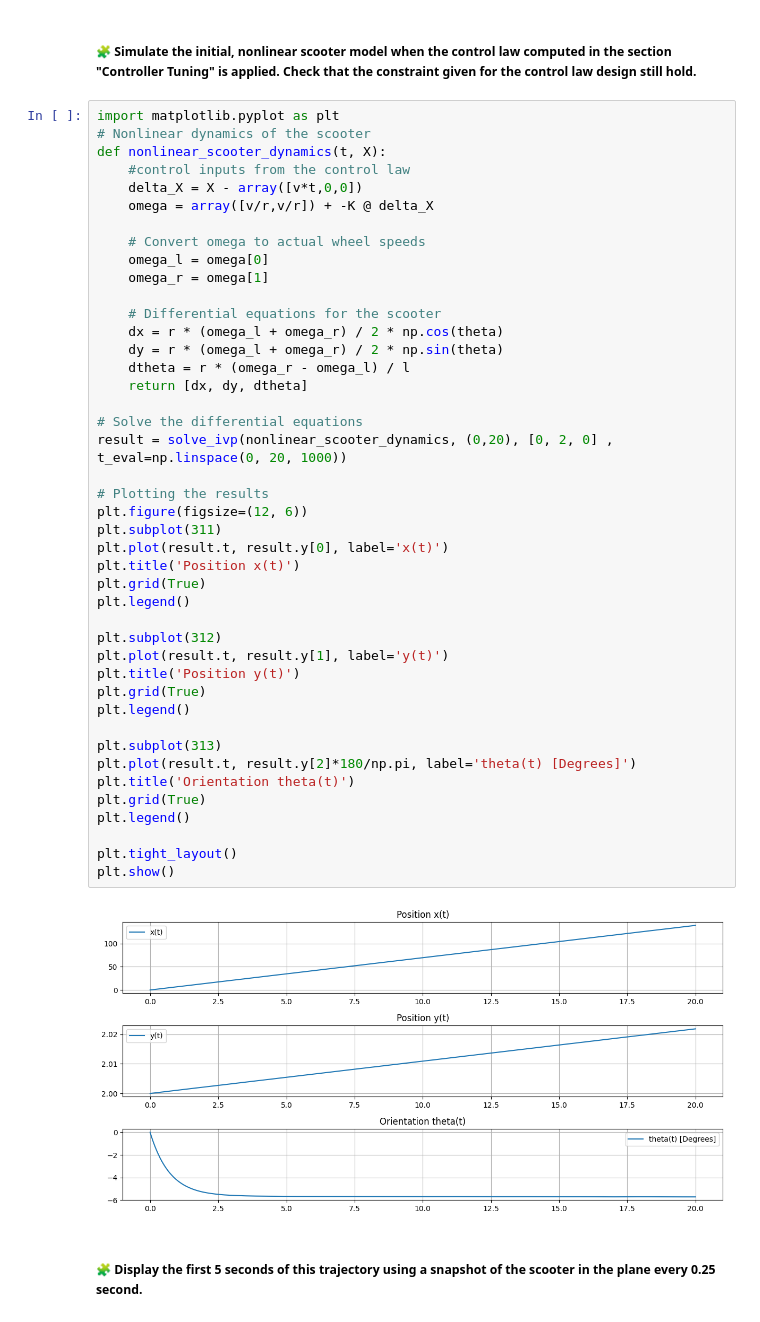
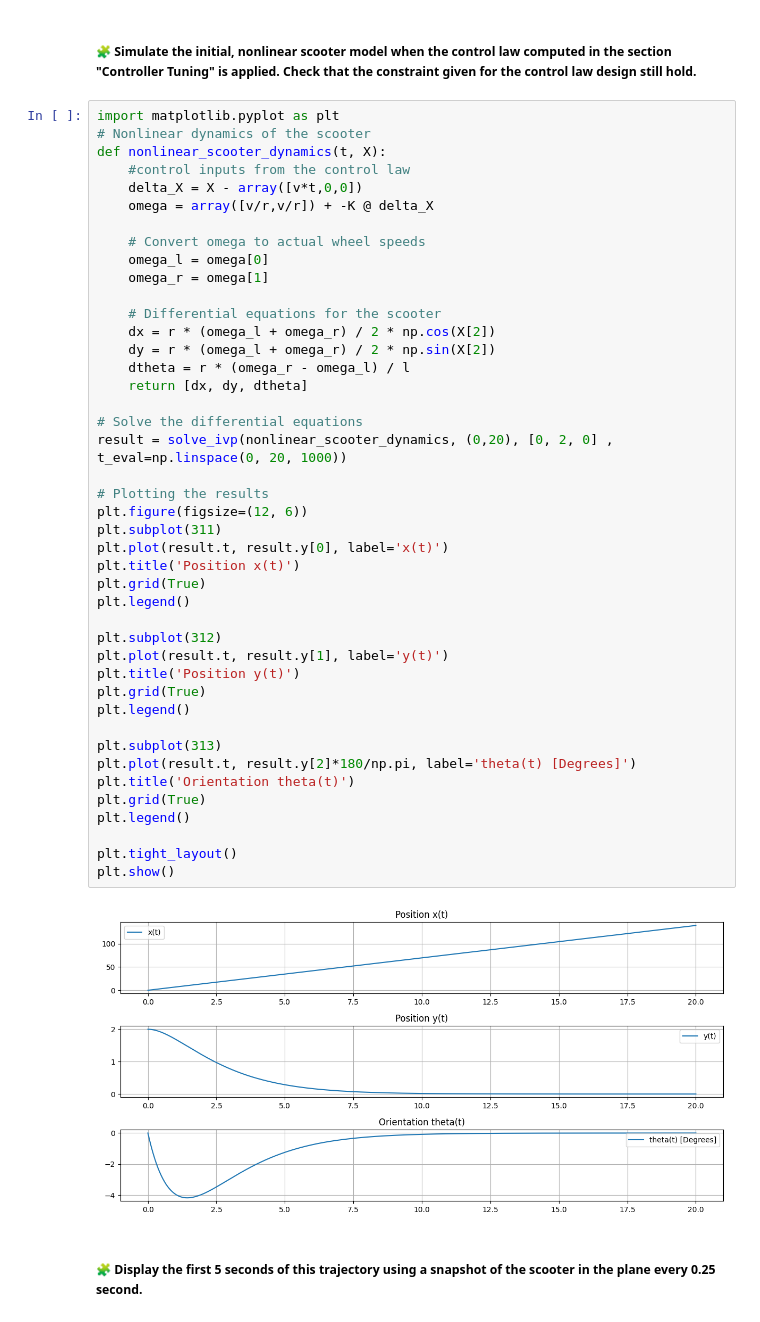
Before and after one commit to ahmedelalaoui142/control-engineering-with-python-project-2023-2024, a Jupyter notebook: Project_part_3.ipynb, the cells around one changed output. Cells and saved outputs as stored; diff of their text form.

```diff
--- a/Project_part_3.ipynb
+++ b/Project_part_3.ipynb
@@ -624,38 +624,38 @@ def nonlinear_scooter_dynamics(t, X):
     omega_r = omega[1]
 
     # Differential equations for the scooter
-    dx = r * (omega_l + omega_r) / 2 * np.cos(theta)
-    dy = r * (omega_l + omega_r) / 2 * np.sin(theta)
+    dx = r * (omega_l + omega_r) / 2 * np.cos(X[2])
+    dy = r * (omega_l + omega_r) / 2 * np.sin(X[2])
     dtheta = r * (omega_r - omega_l) / l
     return [dx, dy, dtheta]
 
 # Solve the differential equations
 result = solve_ivp(nonlinear_scooter_dynamics, (0,20), [0, 2, 0] , t_eval=np.linspace(0, 20, 1000))
 
 # Plotting the results
 plt.figure(figsize=(12, 6))
 plt.subplot(311)
 plt.plot(result.t, result.y[0], label='x(t)')
 plt.title('Position x(t)')
 plt.grid(True)
 plt.legend()
 
 plt.subplot(312)
 plt.plot(result.t, result.y[1], label='y(t)')
 plt.title('Position y(t)')
 plt.grid(True)
 plt.legend()
 
 plt.subplot(313)
 plt.plot(result.t, result.y[2]*180/np.pi, label='theta(t) [Degrees]')
 plt.title('Orientation theta(t)')
 plt.grid(True)
 plt.legend()
 
 plt.tight_layout()
 plt.show()
 # %% [output]
-[figure, old version]
+[figure, new version]
 # %% [markdown]
 ##### 🧩 Display the first 5 seconds of this trajectory using a snapshot of the scooter in the plane every 0.25 second.
 # %%
```
Also changed, not shown: parts of 18 cells of this notebook.
